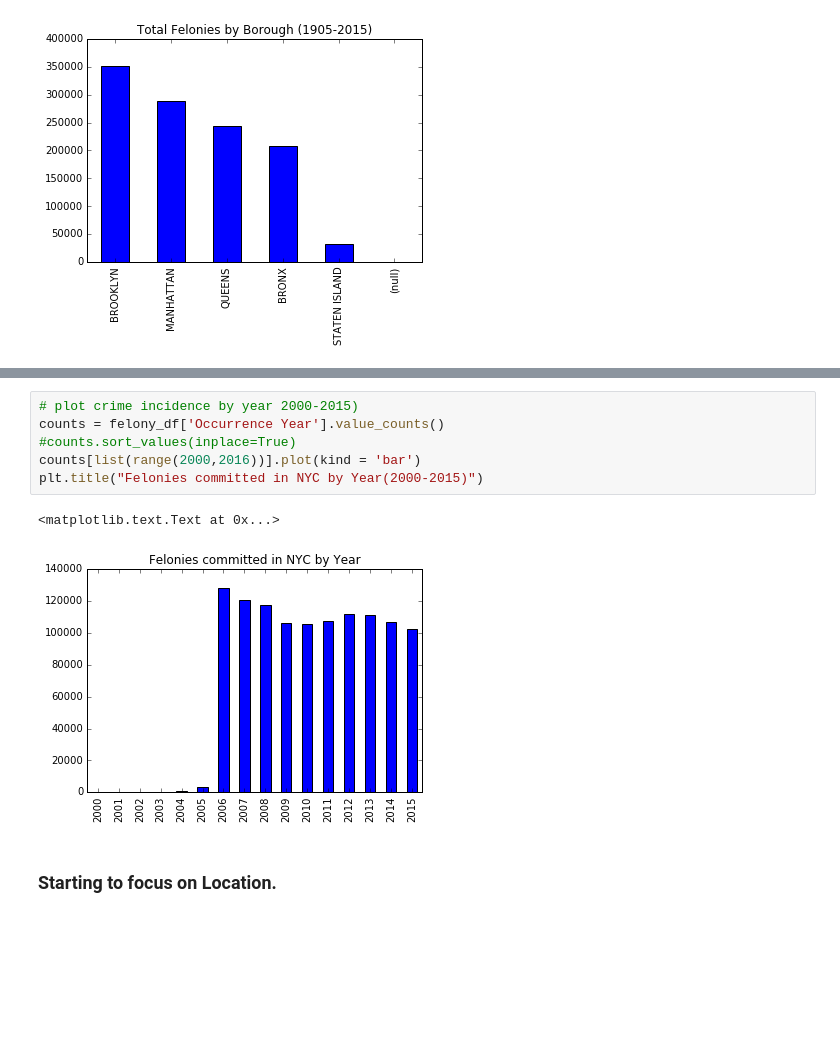
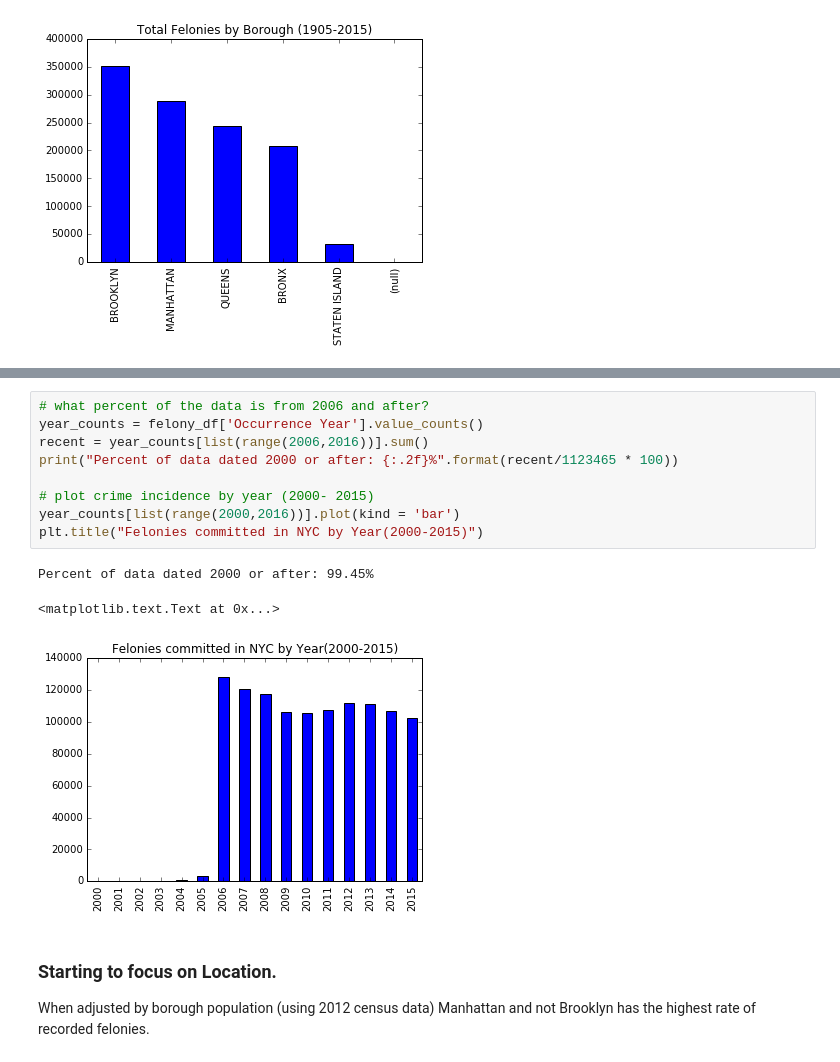
Before and after one commit to mmillervedam/INFOW18_FinalProject, a Jupyter notebook: NYPD_dataset_InitialStats.ipynb, the cells around one changed output, grey strips where cells are left out. Cells and saved outputs as stored; diff of their text form; blank space fills up the shorter version.

Commit message:
some more ininitial plots

```diff
--- a/NYPD_dataset_InitialStats.ipynb
+++ b/NYPD_dataset_InitialStats.ipynb
@@ -72,11 +85,17 @@ plt.title("Total Felonies by Borough (1905-2015)")
 # %%
-# plot crime incidence by year 2000-2015)
-counts = felony_df['Occurrence Year'].value_counts()
-#counts.sort_values(inplace=True)
-counts[list(range(2000,2016))].plot(kind = 'bar')
+# what percent of the data is from 2006 and after?
+year_counts = felony_df['Occurrence Year'].value_counts()
+recent = year_counts[list(range(2006,2016))].sum()
+print("Percent of data dated 2000 or after: {:.2f}%".format(recent/1123465 * 100))
+
+# plot crime incidence by year (2000- 2015)
+year_counts[list(range(2000,2016))].plot(kind = 'bar')
 plt.title("Felonies committed in NYC by Year(2000-2015)")
 # %% [output]
-<matplotlib.text.Text at 0x...>
+Percent of data dated 2000 or after: 99.45%
+<matplotlib.text.Text at 0x...>
-[figure, old version]
+[figure, new version]
-# %% [markdown]
-### Starting to focus on Location.
+# %% [markdown]
+### Starting to focus on Location.
+
+When adjusted by borough population (using 2012 census data) Manhattan and not Brooklyn has the highest rate of recorded felonies.
```
Also changed, not shown: parts of 11 cells of this notebook.
